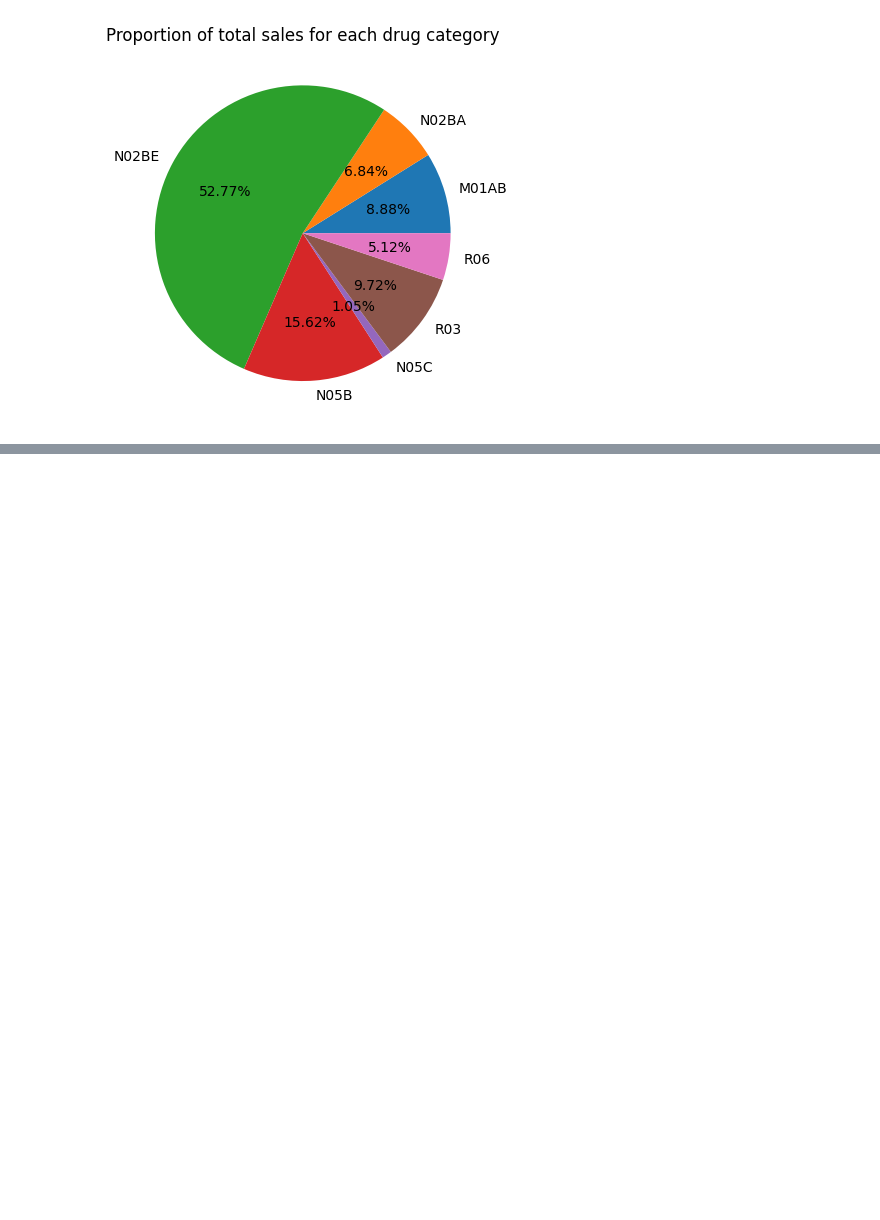
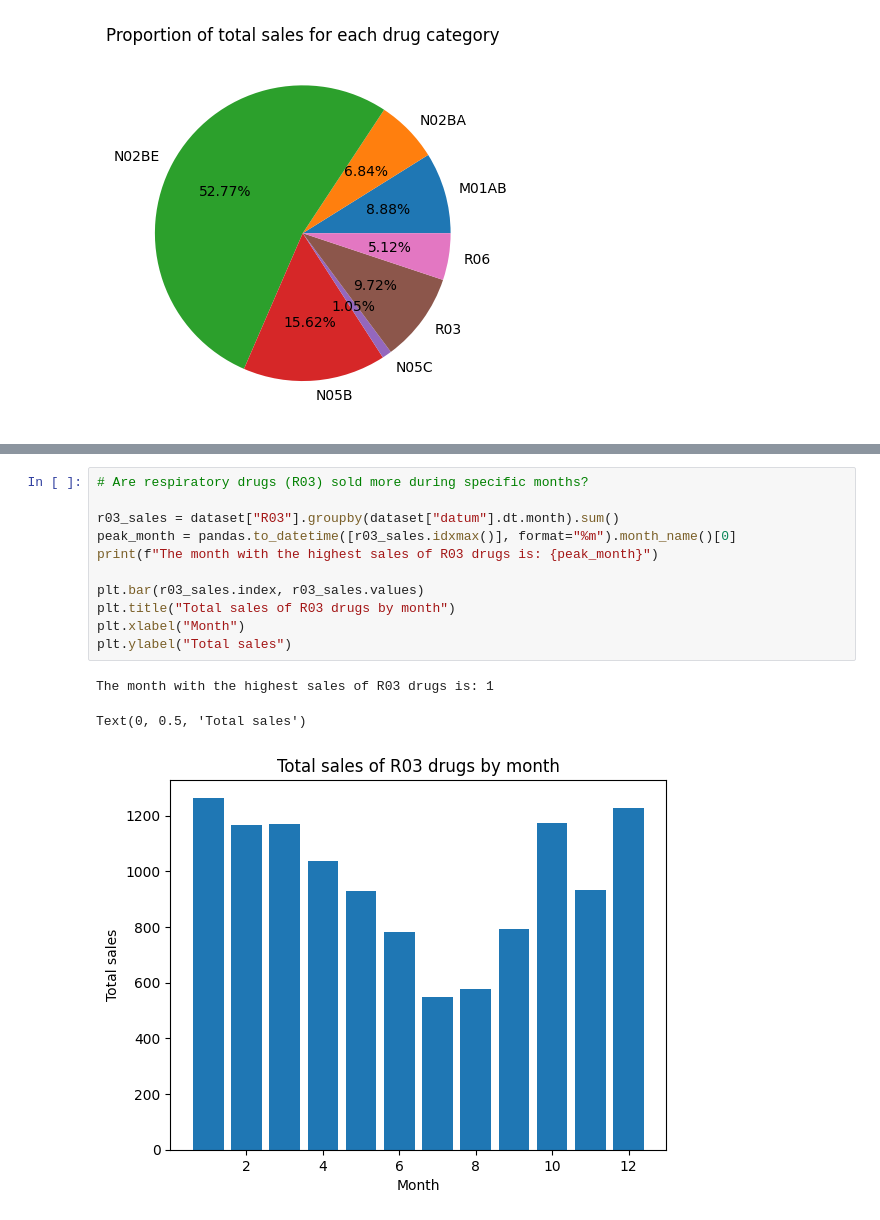
Before and after one commit to jymewill24/Analyzing-Pharma-Sales-Data, a Jupyter notebook: main.ipynb, the cells around one changed output, grey strips where cells are left out. Cells and saved outputs as stored; diff of their text form; blank space fills up the shorter version.

```diff
--- a/main.ipynb
+++ b/main.ipynb
@@ -85,0 +115,15 @@ R03      139.00
+# %%
+# Are respiratory drugs (R03) sold more during specific months?
+
+r03_sales = dataset["R03"].groupby(dataset["datum"].dt.month).sum()
+peak_month = pandas.to_datetime([r03_sales.idxmax()], format="%m").month_name()[0]
+print(f"The month with the highest sales of R03 drugs is: {peak_month}")
+
+plt.bar(r03_sales.index, r03_sales.values)
+plt.title("Total sales of R03 drugs by month")
+plt.xlabel("Month")
+plt.ylabel("Total sales")
+# %% [output]
+The month with the highest sales of R03 drugs is: 1
+Text(0, 0.5, 'Total sales')
+[figure, added]
```
Also changed, not shown: parts of 2 cells of this notebook.
